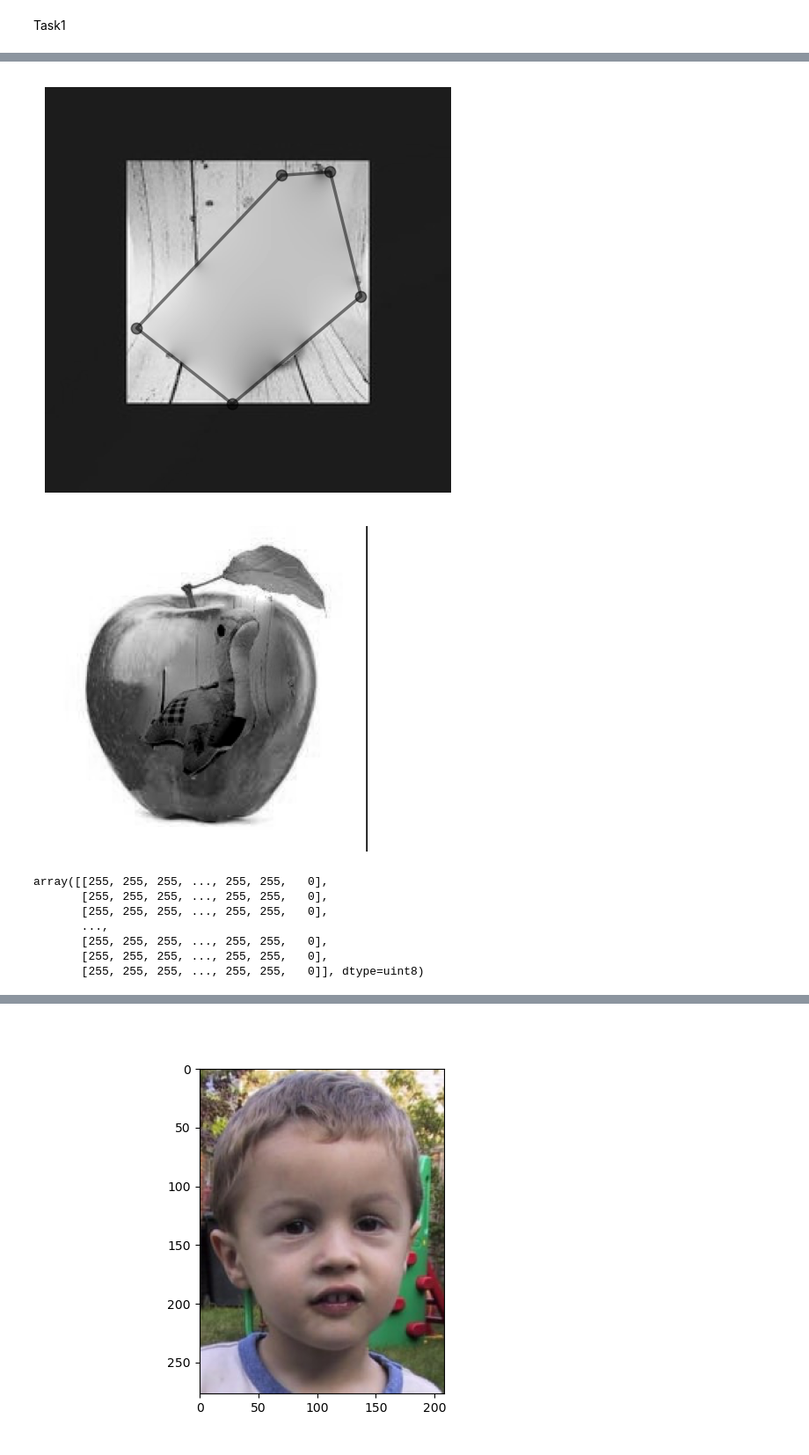
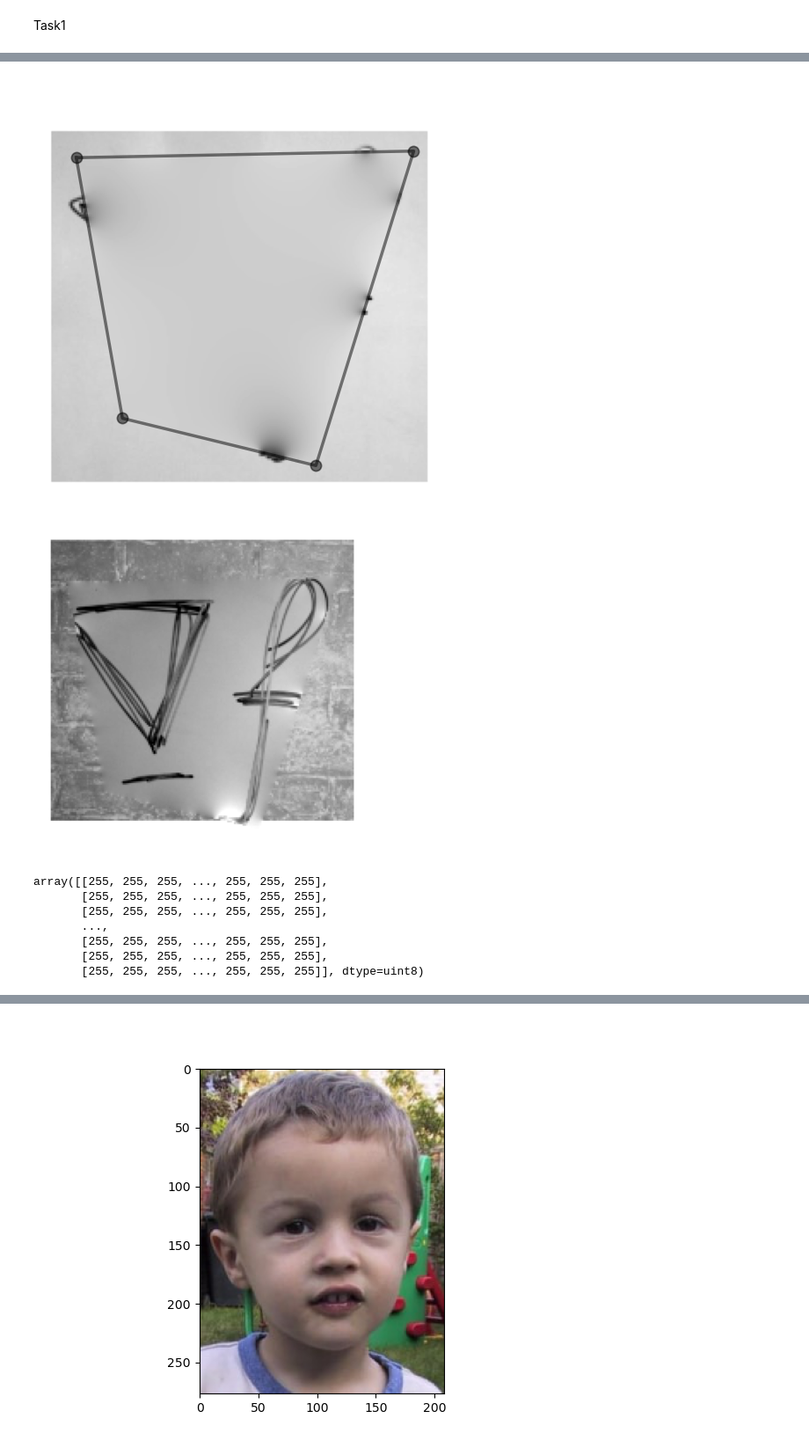
Before and after one commit to derkder/CGVI_CourseWork, a Jupyter notebook: ImageProcessing/Project/Main.ipynb, the cells around one changed output, grey strips where cells are left out. Shown at 88% size. Saved outputs shown, nothing was run; the diff lists cells and outputs as text; code cells hidden in the pictures.

```diff
--- a/ImageProcessing/Project/Main.ipynb
+++ b/ImageProcessing/Project/Main.ipynb
@@ -13,10 +13,10 @@ plt.style.use('default')
 # %% [markdown]
 Task1
 # %%
-source_img_path = "InputImgs\\SrcImg.png"
-target_img_path = "InputImgs\\DstImg.png"
-# source_img_path = "InputImgs\\1.png"
-# target_img_path = "InputImgs\\2.png"
+#source_img_path = "InputImgs\\SrcImg.png"
+#target_img_path = "InputImgs\\DstImg.png"
+source_img_path = "InputImgs\\1.png"
+target_img_path = "InputImgs\\2.png"
 source_img_grey = cv2.imread(source_img_path, cv2.IMREAD_GRAYSCALE)
 target_img_grey = cv2.imread(target_img_path, cv2.IMREAD_GRAYSCALE)
 source_img = cv2.imread(source_img_path, cv2.IMREAD_COLOR)
@@ -102,12 +102,10 @@ plt.imshow(gray_image, cmap='gray')
 plt.axis('off')
 plt.show()
 # %% [output]
-[figure, old version]
+[figure, new version]
 # %%
 from scipy import signal
 
-source_img_path = "InputImgs\\SrcImg.png"
-target_img_path = "InputImgs\\DstImg.png"
 source_img = Image.open(source_img_path).convert('L')
 target_img = Image.open(target_img_path).convert('L')
 source_img_array = np.array(source_img, dtype=np.uint8)
@@ -145,38 +143,38 @@ def seamless_cloning(source_img, target_img, mask, polygon, mode='importing'):
                 b[i] -= grad_target[row, col]
         for drow, dcol in [(-1, 0), (1, 0), (0, -1), (0, 1)]:
             neighbor = (row + drow, col + dcol)
             if (0 <= neighbor[0] < mask.shape[0]) and (0 <= neighbor[1] < mask.shape[1]):
                 if mask[neighbor]:
                     j = np.argwhere((idx == neighbor).all(axis=1))
                     if j.size > 0:
                         A[i, j[0][0]] = -1
                 else:
                     b[i] += target_img[neighbor]
 
 
     # 解线性方程组
     solution = spsolve(A.tocsr(), b)
     #solution = np.round(solution).astype(np.uint8)
 
     # 创建一个新的目标图像以填充结果
     cloned_img = target_img.copy()
     for (row, col), value in zip(idx, solution):
         cloned_img[row, col] = np.clip(value, 0, 255)
 
     plt.imshow(cloned_img, cmap='gray')
     plt.axis('off')
     plt.show()
     return cloned_img
 
 # 使用导入梯度
 seamless_cloning(source_img_array, target_img_array, mask, polygon, mode='importing')
 #seamless_cloning(source_img_array, target_img_array, mask, polygon, mode='mixing')
 # %% [output]
-[figure, old version]
+[figure, new version]
-array([[255, 255, 255, ..., 255, 255,   0],
-       [255, 255, 255, ..., 255, 255,   0],
-       [255, 255, 255, ..., 255, 255,   0],
+array([[255, 255, 255, ..., 255, 255, 255],
+       [255, 255, 255, ..., 255, 255, 255],
+       [255, 255, 255, ..., 255, 255, 255],
        ...,
-       [255, 255, 255, ..., 255, 255,   0],
-       [255, 255, 255, ..., 255, 255,   0],
-       [255, 255, 255, ..., 255, 255,   0]], dtype=uint8)
+       [255, 255, 255, ..., 255, 255, 255],
+       [255, 255, 255, ..., 255, 255, 255],
+       [255, 255, 255, ..., 255, 255, 255]], dtype=uint8)
```
Also changed, not shown: parts of 3 cells of this notebook.
